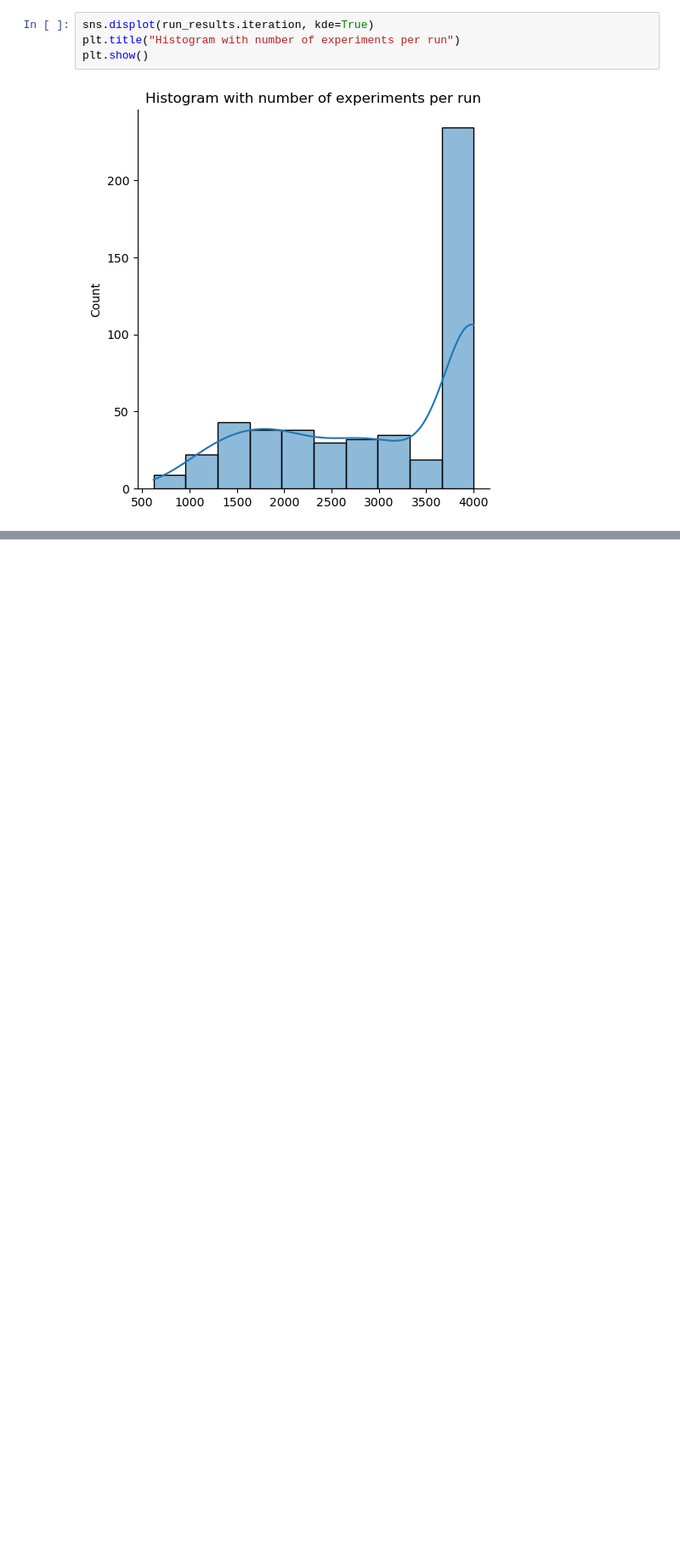
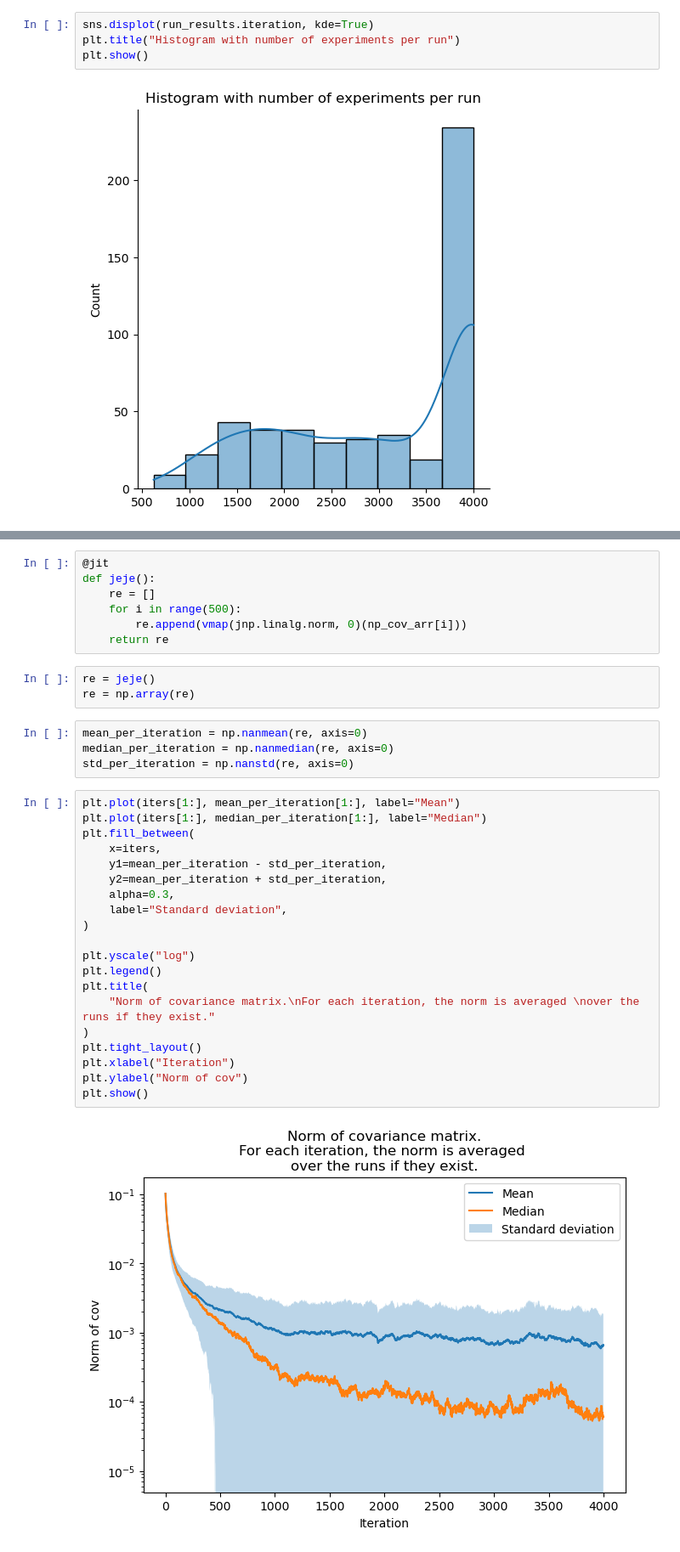
Before and after one commit to Rumoa/qll_qdots, a Jupyter notebook: data_analysis/data_analysis.ipynb, the cells around one changed output, grey strips where cells are left out. Shown at 85% size. Drawn from its saved outputs; the diff is of its cells as text; blank space fills up the shorter version.

```diff
--- a/data_analysis/data_analysis.ipynb
+++ b/data_analysis/data_analysis.ipynb
@@ -153,0 +205,36 @@ plt.show()
+# %%
+@jit
+def jeje():
+    re = []
+    for i in range(500):
+        re.append(vmap(jnp.linalg.norm, 0)(np_cov_arr[i]))
+    return re
+# %%
+re = jeje()
+re = np.array(re)
+# %%
+mean_per_iteration = np.nanmean(re, axis=0)
+median_per_iteration = np.nanmedian(re, axis=0)
+std_per_iteration = np.nanstd(re, axis=0)
+# %%
+plt.plot(iters[1:], mean_per_iteration[1:], label="Mean")
+plt.plot(iters[1:], median_per_iteration[1:], label="Median")
+plt.fill_between(
+    x=iters,
+    y1=mean_per_iteration - std_per_iteration,
+    y2=mean_per_iteration + std_per_iteration,
+    alpha=0.3,
+    label="Standard deviation",
+)
+
+plt.yscale("log")
+plt.legend()
+plt.title(
+    "Norm of covariance matrix.\nFor each iteration, the norm is averaged \nover the runs if they exist."
+)
+plt.tight_layout()
+plt.xlabel("Iteration")
+plt.ylabel("Norm of cov")
+plt.show()
+# %% [output]
+[figure, added]
```
Also changed, not shown: parts of 7 cells of this notebook.
